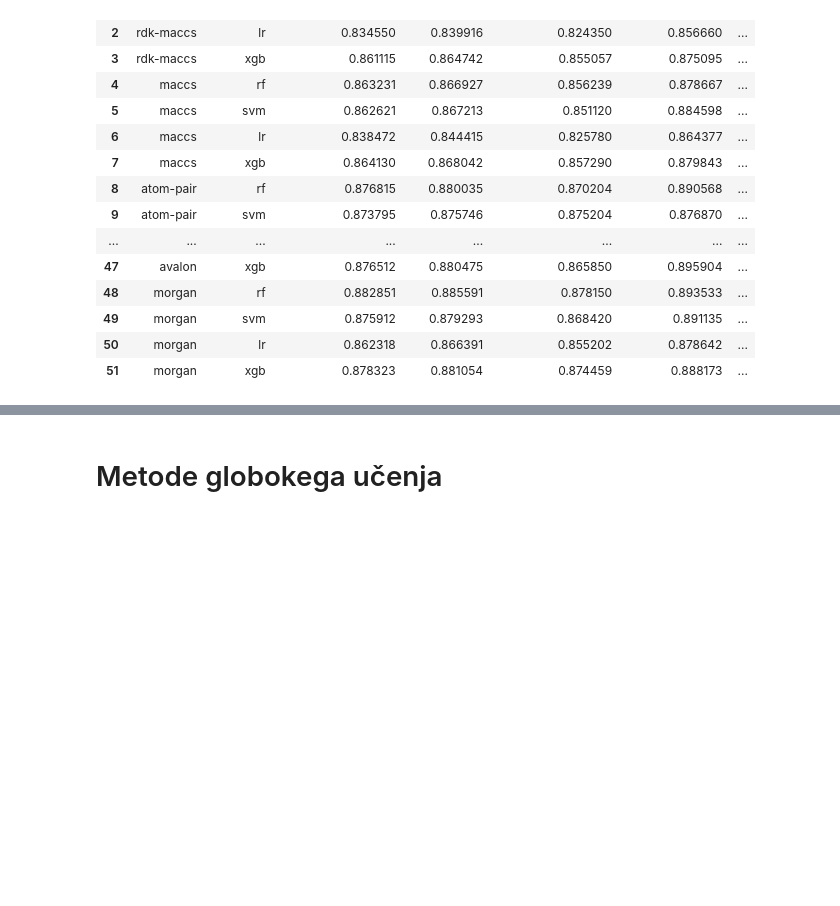
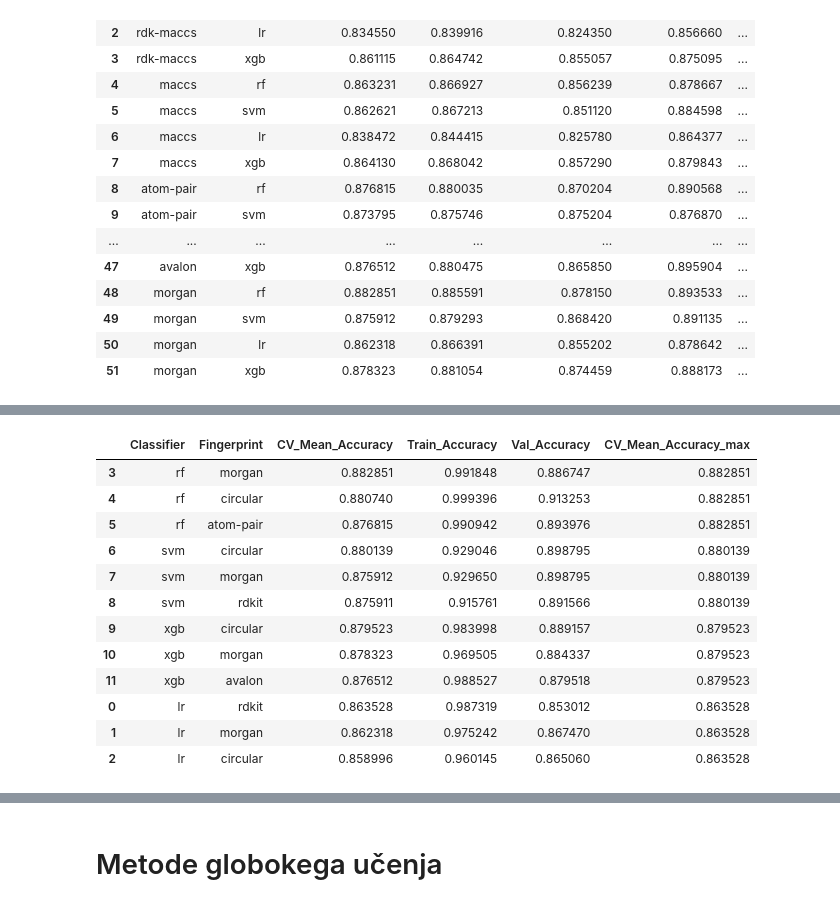
Before and after one commit to samo-n/ML-in-IDO1-drug-discovery, a Jupyter notebook: dir1/__2_3_A_model_SU_izbira_klasifikatorja.ipynb, the cells around one changed output, grey strips where cells are left out. Cells and saved outputs as stored; diff of their text form; code cells hidden in the pictures; blank space fills up the shorter version.

```diff
--- a/dir1/__2_3_A_model_SU_izbira_klasifikatorja.ipynb
+++ b/dir1/__2_3_A_model_SU_izbira_klasifikatorja.ipynb
@@ -409,2 +404,43 @@ results_df.head(20)
+# %%
+# Group by 'classifier' and 'Fingerprint', then calculate the mean for the specified columns
+fgp_avg_df = results_df.groupby(['Classifier', 'Fingerprint'], observed=False).agg({
+    'CV_Mean_Accuracy': 'mean',
+    'Train_Accuracy': 'mean',
+    'Val_Accuracy': 'mean'
+}).reset_index()
+
+# Get the top 3 fingerprints for each classifier based on CV_Mean_Accuracy
+top_fgp_df = fgp_avg_df.sort_values(by=['Classifier', 'CV_Mean_Accuracy'], ascending=[True, False]) \
+                        .groupby('Classifier', observed=False) \
+                        .head(3) \
+                        .reset_index(drop=True)
+
+# Calculate the maximum CV_Mean_Accuracy for the top 3 fingerprints of each classifier
+max_top_fgp = top_fgp_df.groupby('Classifier', observed=False).agg({
+    'CV_Mean_Accuracy': 'max'
+}).reset_index()
+
+# Merge the maximum back to the top_fgp_df to retain the fingerprints
+top_fgp_df = top_fgp_df.merge(max_top_fgp, on='Classifier', suffixes=('', '_max'))
+
+# Sort the final DataFrame by the maximum CV_Mean_Accuracy of the top 3 fingerprints in descending order
+top_fgp_df.sort_values(by='CV_Mean_Accuracy_max', ascending=False, inplace=True)
+
+# Display the final DataFrame with classifiers, fingerprints, and sorted by max CV_Mean_Accuracy
+top_fgp_df
+# %% [output]
+|  | Classifier | Fingerprint | CV_Mean_Accuracy | Train_Accuracy | Val_Accuracy | CV_Mean_Accuracy_max |
+| 3 | rf | morgan | 0.882851 | 0.991848 | 0.886747 | 0.882851 |
+| 4 | rf | circular | 0.880740 | 0.999396 | 0.913253 | 0.882851 |
+| 5 | rf | atom-pair | 0.876815 | 0.990942 | 0.893976 | 0.882851 |
+| 6 | svm | circular | 0.880139 | 0.929046 | 0.898795 | 0.880139 |
+| 7 | svm | morgan | 0.875912 | 0.929650 | 0.898795 | 0.880139 |
+| 8 | svm | rdkit | 0.875911 | 0.915761 | 0.891566 | 0.880139 |
+| 9 | xgb | circular | 0.879523 | 0.983998 | 0.889157 | 0.879523 |
+| 10 | xgb | morgan | 0.878323 | 0.969505 | 0.884337 | 0.879523 |
+| 11 | xgb | avalon | 0.876512 | 0.988527 | 0.879518 | 0.879523 |
+| 0 | lr | rdkit | 0.863528 | 0.987319 | 0.853012 | 0.863528 |
+| 1 | lr | morgan | 0.862318 | 0.975242 | 0.867470 | 0.863528 |
+| 2 | lr | circular | 0.858996 | 0.960145 | 0.865060 | 0.863528 |
 # %%
 # Get top 3 distinct fingerprints and convert to list
```
Also changed, not shown: parts of 10 cells of this notebook, 2 other files.
